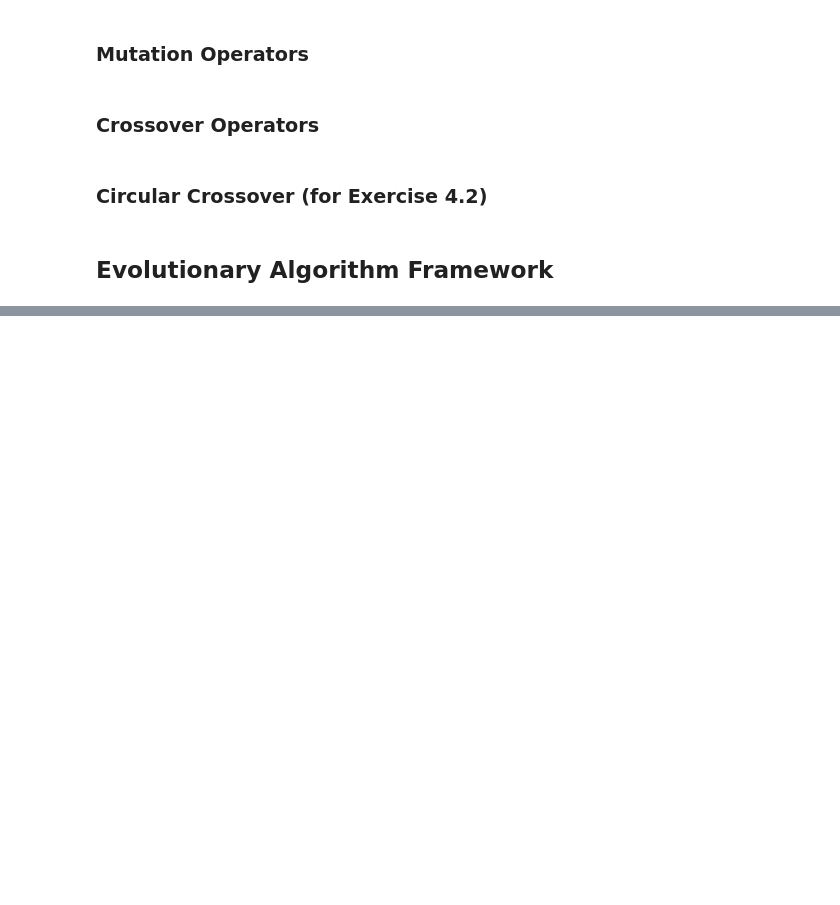
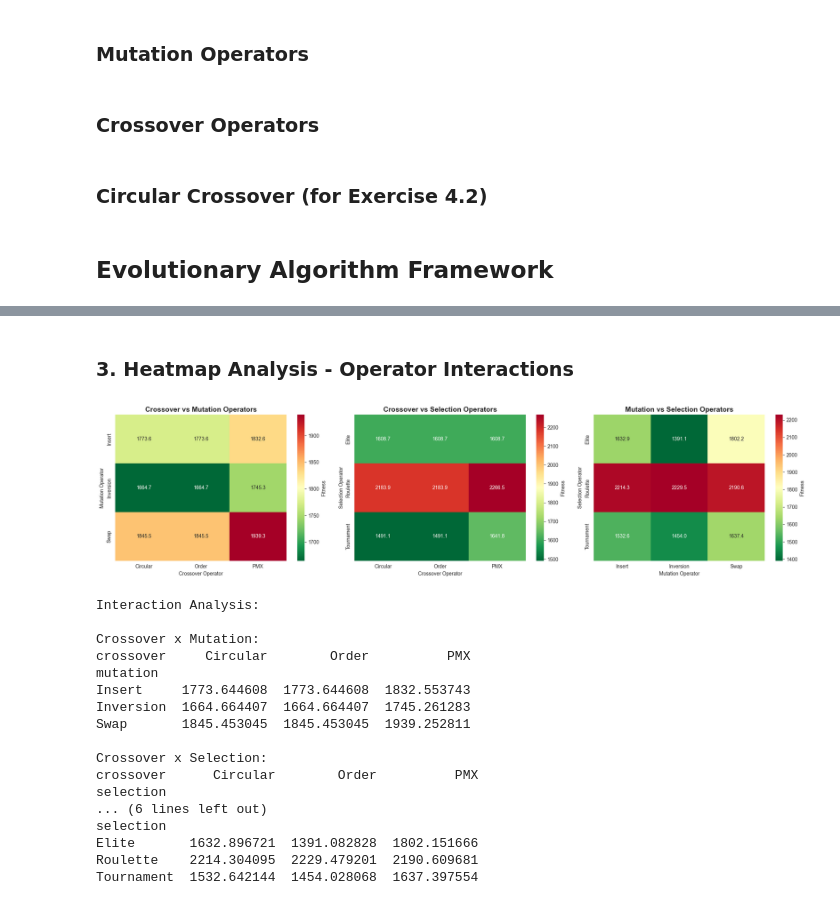
Before and after one commit to SimonLuttmann/odm_group11, a Jupyter notebook: sheet4/evolutionary_algorithms.ipynb, the cells around one changed output, grey strips where cells are left out. Saved outputs shown, nothing was run; the diff lists cells and outputs as text; code cells hidden in the pictures; blank space fills up the shorter version.

```diff
--- a/sheet4/evolutionary_algorithms.ipynb
+++ b/sheet4/evolutionary_algorithms.ipynb
@@ -552,0 +755,58 @@ print(f"Improvement: {reference_fitness - best_fitness_cx:.4f}")
+# %% [markdown]
+### 3. Heatmap Analysis - Operator Interactions
+# %%
+fig, axes = plt.subplots(1, 3, figsize=(20, 5))
+
+crossover_mutation = results_df.pivot_table(
+    values='best_fitness', index='mutation', columns='crossover', aggfunc='mean'
+)
+sns.heatmap(crossover_mutation, annot=True, fmt='.1f', cmap='RdYlGn_r', ax=axes[0], cbar_kws={'label': 'Fitness'})
+axes[0].set_title('Crossover vs Mutation Operators', fontsize=14, fontweight='bold')
+axes[0].set_xlabel('Crossover Operator')
+axes[0].set_ylabel('Mutation Operator')
+
+crossover_selection = results_df.pivot_table(
+    values='best_fitness', index='selection', columns='crossover', aggfunc='mean'
+)
+sns.heatmap(crossover_selection, annot=True, fmt='.1f', cmap='RdYlGn_r', ax=axes[1], cbar_kws={'label': 'Fitness'})
+axes[1].set_title('Crossover vs Selection Operators', fontsize=14, fontweight='bold')
+axes[1].set_xlabel('Crossover Operator')
+axes[1].set_ylabel('Selection Operator')
+
+mutation_selection = results_df.pivot_table(
+    values='best_fitness', index='selection', columns='mutation', aggfunc='mean'
+)
+sns.heatmap(mutation_selection, annot=True, fmt='.1f', cmap='RdYlGn_r', ax=axes[2], cbar_kws={'label': 'Fitness'})
+axes[2].set_title('Mutation vs Selection Operators', fontsize=14, fontweight='bold')
+axes[2].set_xlabel('Mutation Operator')
+axes[2].set_ylabel('Selection Operator')
+
+plt.tight_layout()
+plt.show()
+
+print("\nInteraction Analysis:")
+print("\nCrossover x Mutation:")
+print(crossover_mutation)
+print("\nCrossover x Selection:")
+print(crossover_selection)
+print("\nMutation x Selection:")
+print(mutation_selection)
+# %% [output]
+[figure, added]
+Interaction Analysis:
+
+Crossover x Mutation:
+crossover     Circular        Order          PMX
+mutation
+Insert     1773.644608  1773.644608  1832.553743
+Inversion  1664.664407  1664.664407  1745.261283
+Swap       1845.453045  1845.453045  1939.252811
+
+Crossover x Selection:
+crossover      Circular        Order          PMX
+selection
+... (6 lines left out)
+selection
+Elite       1632.896721  1391.082828  1802.151666
+Roulette    2214.304095  2229.479201  2190.609681
+Tournament  1532.642144  1454.028068  1637.397554
```
Also changed, not shown: parts of 39 cells of this notebook, 9 other files.
